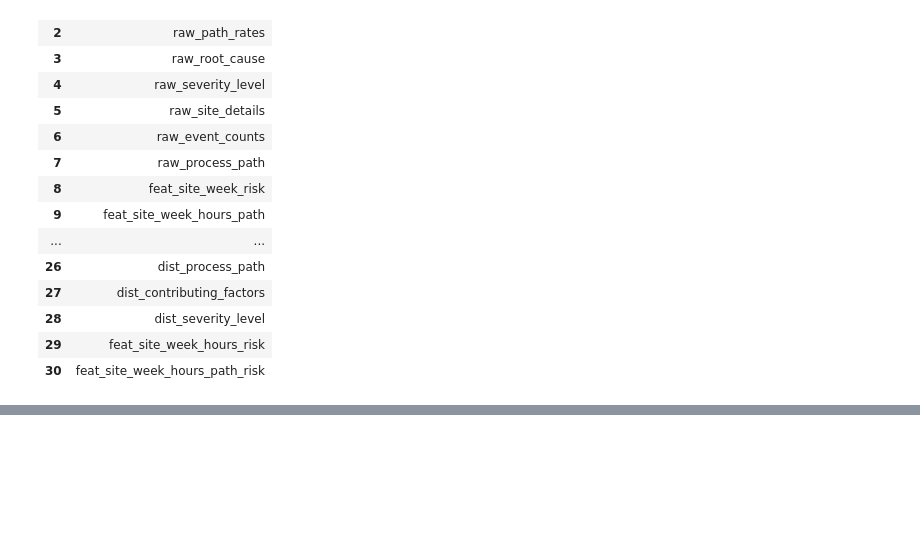
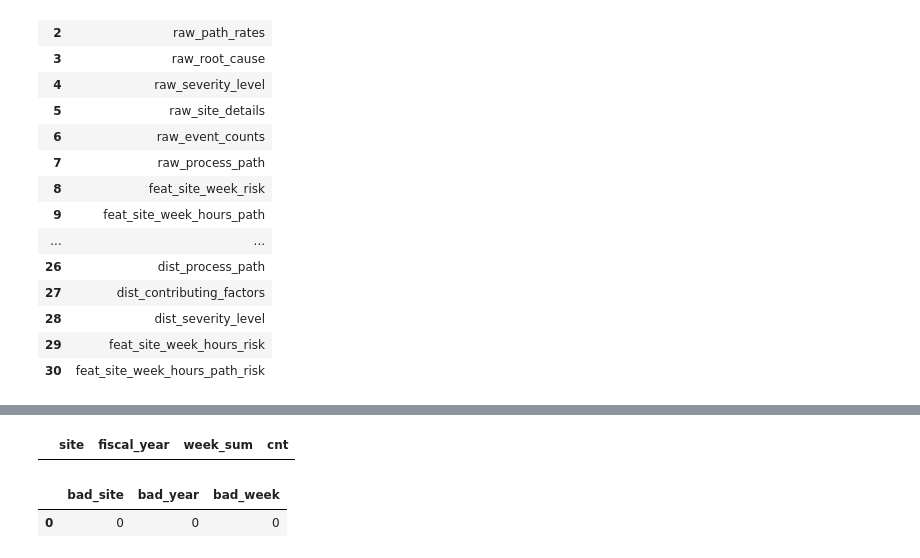
Before and after one commit to JudeMirac/Saftey-Risk-Analysis, a Jupyter notebook: notebooks/data_health_checks.ipynb, the cells around one changed output, grey strips where cells are left out. Saved outputs shown, nothing was run; the diff lists cells and outputs as text; code cells hidden in the pictures; blank space fills up the shorter version.

```diff
--- a/notebooks/data_health_checks.ipynb
+++ b/notebooks/data_health_checks.ipynb
@@ -78,0 +74,24 @@ site_exposure.drop(columns = ['period_name', 'contractor_hours'])
+# %%
+# site x exposure grain check
+
+QA1 = pd.read_sql(""" SELECT
+                        site, fiscal_year, week_sum, COUNT (*) as cnt
+                        FROM int_site_week_hours
+                        GROUP BY site, week_sum, fiscal_year
+                        HAVING COUNt (*) > 1;""", conn)
+
+QA1
+# %% [output]
+|  | site | fiscal_year | week_sum | cnt |
+# %%
+# check for missing values in grain
+
+QA_null = pd.read_sql("""SELECT
+                            SUM(CASE WHEN site IS NULL OR site = '' THEN 1 ELSE 0 END) as bad_site,
+                            SUM(CASE WHEN fiscal_year IS NULL THEN 1 ELSE 0 END) as bad_year,
+                            SUM(CASE WHEN week_sum IS NULL THEN 1 ELSE 0 END) as bad_week
+                            FROM int_site_week_hours;""", conn)
+QA_null
+# %% [output]
+|  | bad_site | bad_year | bad_week |
+| 0 | 0 | 0 | 0 |
```
Also changed, not shown: parts of 7 cells of this notebook, 3 other files.
